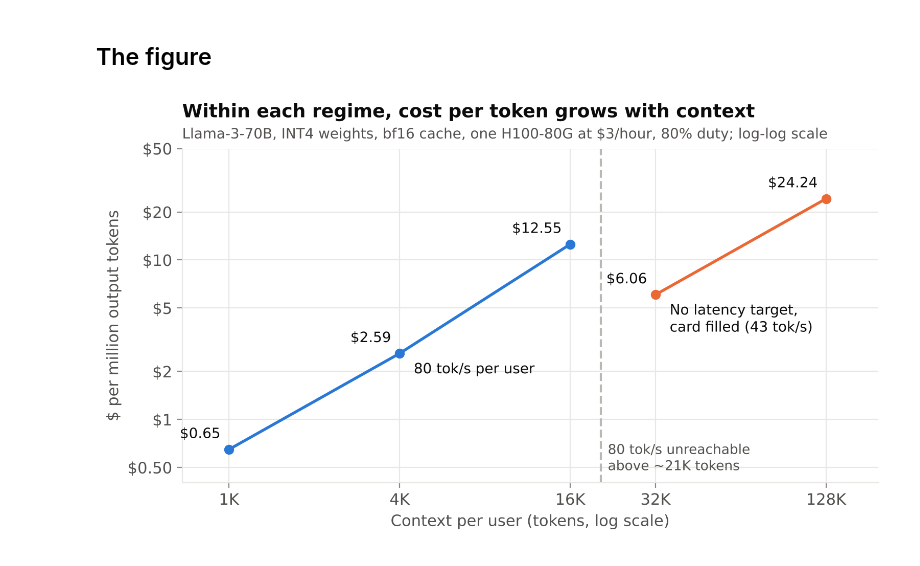
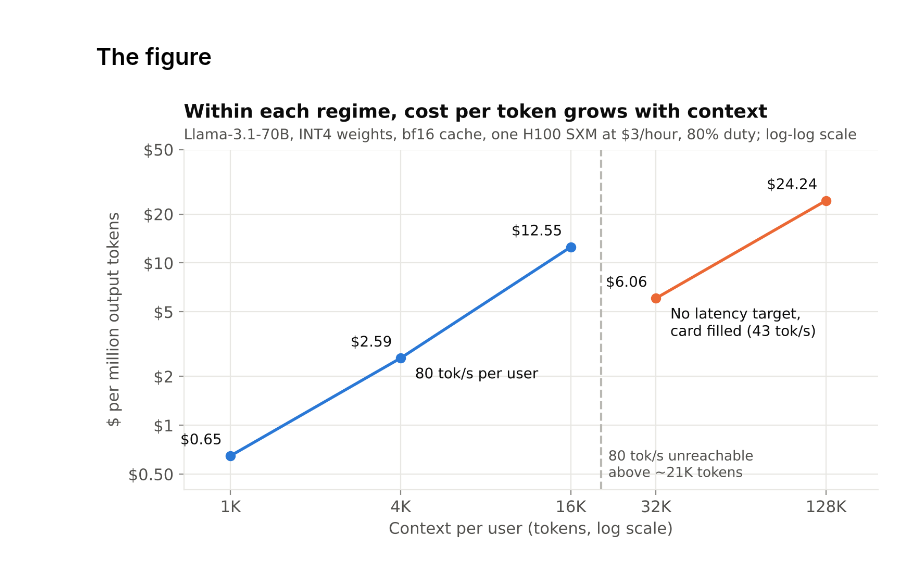
Before and after one commit to mikaelyemane/ml-math-code, a Jupyter notebook: notebooks/articles/06-kv-cache-arithmetic.ipynb, the cells around one changed output. Drawn from its saved outputs; the diff is of its cells as text; code cells hidden in the pictures.

Commit message:
Article notebooks: sync with corrected articles

```diff
--- a/notebooks/articles/06-kv-cache-arithmetic.ipynb
+++ b/notebooks/articles/06-kv-cache-arithmetic.ipynb
@@ -121,7 +121,7 @@ __file__ = 'figure.py'  # the PNG is saved next to the notebook
 with contextlib.redirect_stdout(io.StringIO()):  # keep the output to the chart
     import pathlib
 
-    # Same constants and arithmetic as the article's script (Llama-3-70B, H100-80G)
+    # Same constants and arithmetic as the article's script (Llama-3.1-70B, H100 SXM 80 GB)
     L, G, D_HEAD, BYTES = 80, 8, 128, 2
     W, HBM, BW, SLO = 35e9, 80e9, 3.35e12, 80
     kv = 2 * L * G * D_HEAD * BYTES
@@ -143,32 +143,32 @@ with contextlib.redirect_stdout(io.StringIO()):  # keep the output to the chart
     ax.set_xscale("log", base=2); ax.set_yscale("log")
     ax.axvline(limit, color=NEUTRAL, lw=1.5, ls="--")
     ax.text(limit * 1.06, 0.45, "80 tok/s unreachable\nabove ~21K tokens",
             color=INK_2, fontsize=9.5, va="bottom")
     ax.plot(slo_ctx, slo_cost, color=S1, marker="o")
     ax.plot(mem_ctx, mem_cost, color=S2, marker="o")
     for x, y in zip(slo_ctx, slo_cost):
         ax.annotate(f"${y:.2f}", (x, y), xytext=(-6, 8), textcoords="offset points",
                     ha="right", color=INK, fontsize=10)
     for x, y in zip(mem_ctx, mem_cost):
         ax.annotate(f"${y:.2f}", (x, y), xytext=(-6, 8), textcoords="offset points",
                     ha="right", color=INK, fontsize=10)
     ax.annotate("80 tok/s per user", (slo_ctx[1], slo_cost[1]), xytext=(10, -14),
                 textcoords="offset points", color=INK, fontsize=10)
     ax.annotate("No latency target,\ncard filled (43 tok/s)", (mem_ctx[0], mem_cost[0]),
                 xytext=(10, -26), textcoords="offset points", color=INK, fontsize=10)
     ticks = [1024, 4096, 16384, 32768, 131072]
     ax.set_xticks(ticks, ["1K", "4K", "16K", "32K", "128K"])
     ax.set_xticks([], minor=True)
     ax.set_yticks([0.5, 1, 2, 5, 10, 20, 50], ["$0.50", "$1", "$2", "$5", "$10", "$20", "$50"])
     ax.set_yticks([], minor=True)
     ax.set_xlim(700, 200000); ax.set_ylim(0.4, 50)
     ax.set_xlabel("Context per user (tokens, log scale)")
     ax.set_ylabel("$ per million output tokens")
     ax.set_title("Within each regime, cost per token grows with context")
-    subtitle(ax, "Llama-3-70B, INT4 weights, bf16 cache, one H100-80G at $3/hour, 80% duty; log-log scale")
+    subtitle(ax, "Llama-3.1-70B, INT4 weights, bf16 cache, one H100 SXM at $3/hour, 80% duty; log-log scale")
     path = pathlib.Path(__file__).parent / "06-kv-cost-vs-context.png"
     save(f, path)
 import matplotlib.pyplot as plt
 plt.show()
 # %% [output]
-[figure, old version]
+[figure, new version]
```
Also changed, not shown: parts of 2 cells of this notebook, 15 other files.
